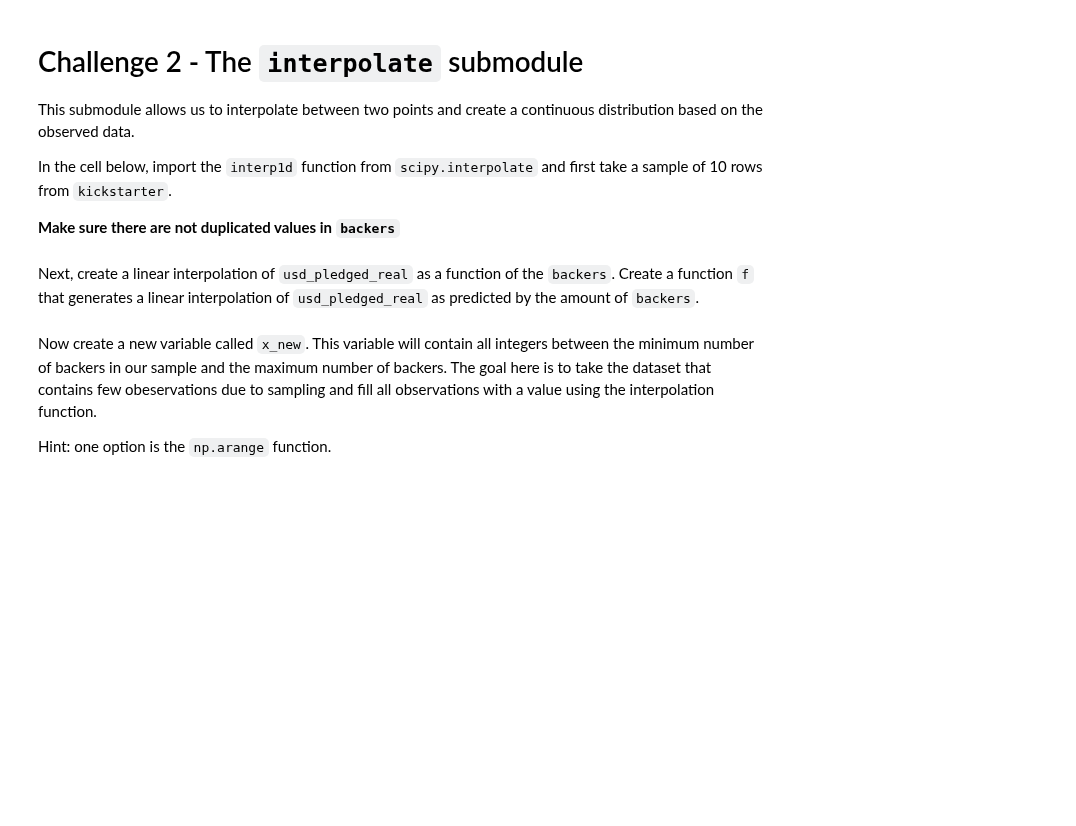
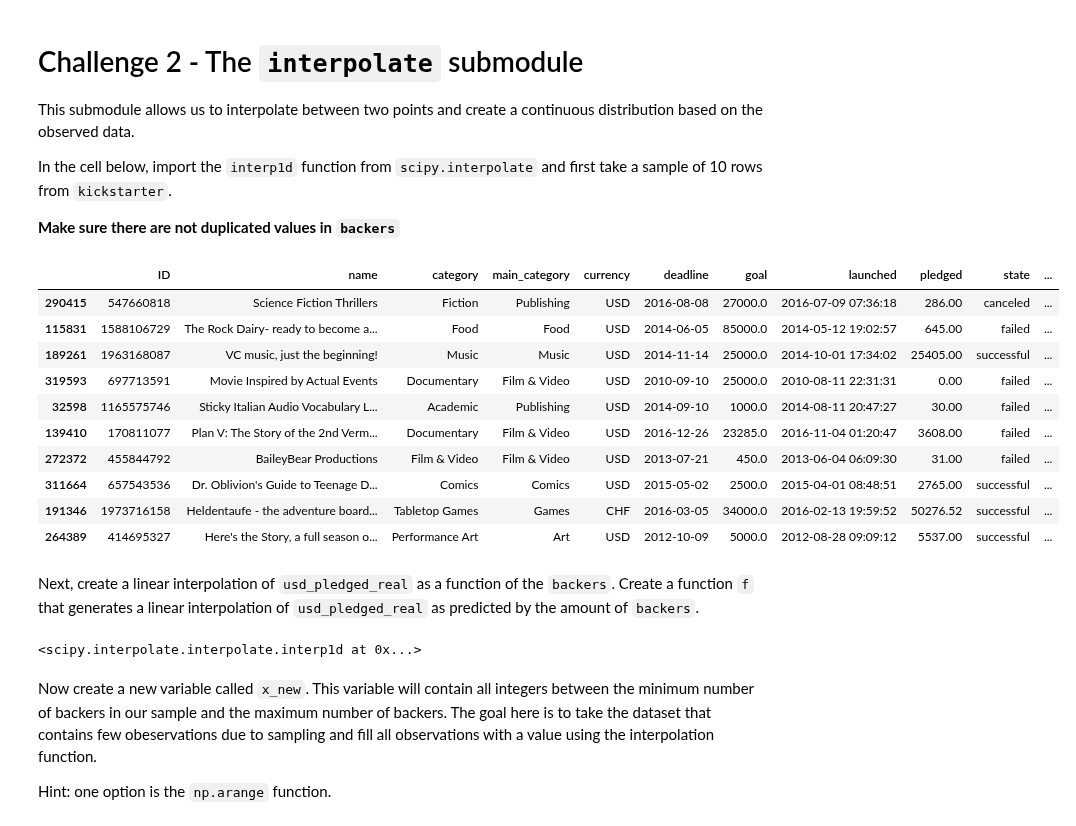
Before and after one commit to ta-data-lis/lab-intro-to-scipy, a Jupyter notebook: your-code/main.ipynb, the cells around one changed output. Saved outputs shown, nothing was run; the diff lists cells and outputs as text; code cells hidden in the pictures; blank space fills up the shorter version.

```diff
--- a/your-code/main.ipynb
+++ b/your-code/main.ipynb
@@ -11,6 +13,7 @@
 This submodule contains statistical functions for conducting hypothesis tests, producing various distributions and other useful tools. Let's examine this submodule using the KickStarter dataset. Load the data using the `ks-projects-201801.csv` file
 # %%
 # Your code here:
+ks_project = pd.read_csv(r'../ks-projects-201801.csv')
 # %% [markdown]
 Now print the `head` function to examine the dataset.
 # %%
@@ -39,0 +65,5 @@ Let's perform Fisher's exact test on our KickStarter data. We intend to test the
+# %%
+# Your code here:
+
+ks_project['goal_met'] = np.where(ks_project['usd_pledged_real'] > ks_project['usd_goal_real'], 1, 0)
+ks_project.head()
@@ -43,0 +79,5 @@ Next, create a column that checks whether the currency of the project is in US D
+# %%
+# Your code here:
+
+ks_project['usd']= np.where(ks_project['currency'] == 'USD', 1, 0)
+ks_project.head()
@@ -60,2 +120,20 @@ In the cell below, import the `interp1d` function from `scipy.interpolate` and f
+# %%
+# Your code here:
+from scipy.interpolate import interp1d
+
+sample = ks_project.sample(n = 10, random_state = 20)
+sample
+# %% [output]
+|  | ID | name | category | main_category | currency | deadline | goal | launched | pledged | state | ... |
+| 290415 | 547660818 | Science Fiction Thrillers | Fiction | Publishing | USD | 2016-08-08 | 27000.0 | 2016-07-09 07:36:18 | 286.00 | canceled | ... |
+| 115831 | 1588106729 | The Rock Dairy- ready to become a... | Food | Food | USD | 2014-06-05 | 85000.0 | 2014-05-12 19:02:57 | 645.00 | failed | ... |
+| 189261 | 1963168087 | VC music, just the beginning! | Music | Music | USD | 2014-11-14 | 25000.0 | 2014-10-01 17:34:02 | 25405.00 | successful | ... |
+| 319593 | 697713591 | Movie Inspired by Actual Events | Documentary | Film & Video | USD | 2010-09-10 | 25000.0 | 2010-08-11 22:31:31 | 0.00 | failed | ... |
+| 32598 | 1165575746 | Sticky Italian Audio Vocabulary L... | Academic | Publishing | USD | 2014-09-10 | 1000.0 | 2014-08-11 20:47:27 | 30.00 | failed | ... |
+| 139410 | 170811077 | Plan V: The Story of the 2nd Verm... | Documentary | Film & Video | USD | 2016-12-26 | 23285.0 | 2016-11-04 01:20:47 | 3608.00 | failed | ... |
+| 272372 | 455844792 | BaileyBear Productions | Film & Video | Film & Video | USD | 2013-07-21 | 450.0 | 2013-06-04 06:09:30 | 31.00 | failed | ... |
+| 311664 | 657543536 | Dr. Oblivion's Guide to Teenage D... | Comics | Comics | USD | 2015-05-02 | 2500.0 | 2015-04-01 08:48:51 | 2765.00 | successful | ... |
+| 191346 | 1973716158 | Heldentaufe - the adventure board... | Tabletop Games | Games | CHF | 2016-03-05 | 34000.0 | 2016-02-13 19:59:52 | 50276.52 | successful | ... |
+| 264389 | 414695327 | Here's the Story, a full season o... | Performance Art | Art | USD | 2012-10-09 | 5000.0 | 2012-08-28 09:09:12 | 5537.00 | successful | ... |
 # %% [markdown]
 Next, create a linear interpolation of `usd_pledged_real` as a function of the `backers`. Create a function `f` that generates a linear interpolation of `usd_pledged_real` as predicted by the amount of `backers`.
@@ -64,3 +140,10 @@ Next, create a linear interpolation of `usd_pledged_real` as a function of the `
+# %%
+#For the function:
+
+f = interp1d(sample['backers'], list(sample['usd_pledged_real']))
+f
+# %% [output]
+<scipy.interpolate.interpolate.interp1d at 0x...>
 # %% [markdown]
 Now create a new variable called `x_new`. This variable will contain all integers between the minimum number of backers in our sample and the maximum number of backers. The goal here is to take the dataset that contains few obeservations due to sampling and fill all observations with a value using the interpolation function.
 
```
Also changed, not shown: parts of 20 cells of this notebook.
